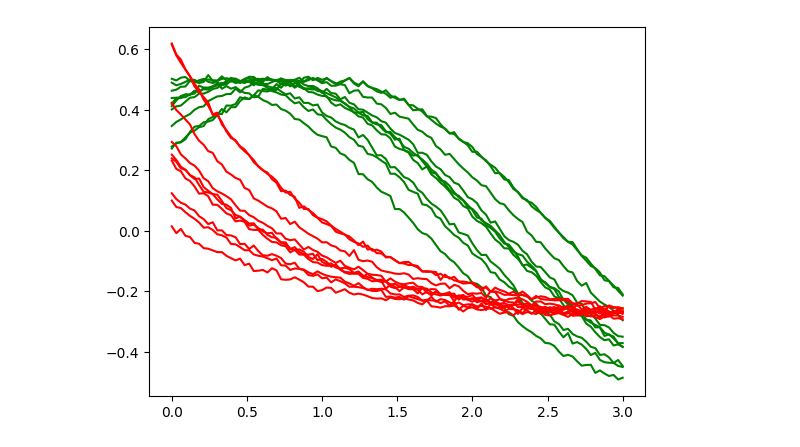
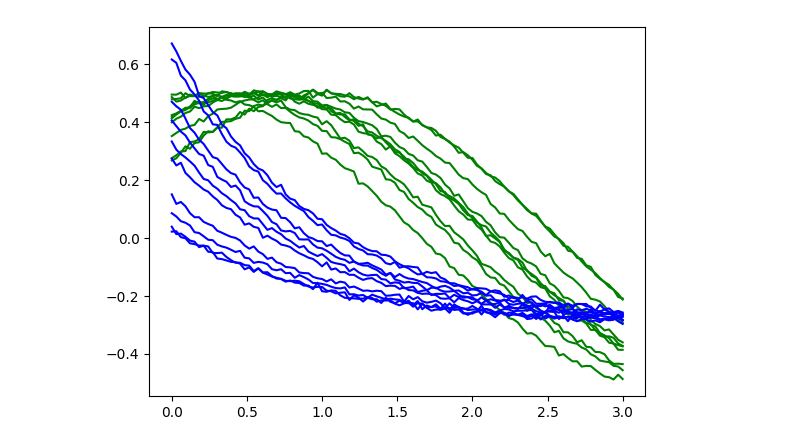
Before and after one commit to EgorLeMeilleur/timeseries_homework, a Jupyter notebook: practice9/practice9.ipynb, the cells around one changed output. Drawn from its saved outputs; the diff is of its cells as text; code cells hidden in the pictures.

```diff
--- a/practice9/practice9.ipynb
+++ b/practice9/practice9.ipynb
@@ -10,21 +10,22 @@ np.random.seed(myseed)
 # %%
 time = np.linspace(0, 3, num=100)
 N = 10
-timeseries = {'time': time}
-rand = np.random.random(size=10)
+timeseries = []
+rand = np.random.random(size=20)
 
-for i in range(N):
-    timeseries[f'sin{i}'] = 0.5 * np.sin(time +  rand[i] + 0.5)
-    noise1 = np.random.normal(0, 0.006, len(timeseries[f'sin{i}']))
-    timeseries[f'sin{i}'] = timeseries[f'sin{i}'] + noise1
-for i in range(N):
-    timeseries[f'exp{i}'] = np.exp(-(time + rand[i] * 1.2)) - 0.3
-    noise2 = np.random.normal(0, 0.006, len(timeseries[f'exp{i}']))
-    timeseries[f'exp{i}'] = timeseries[f'exp{i}'] + noise2
+for i in range(10):
+    timeseries.append(0.5 * np.sin(time +  rand[i] + 0.5))
+    noise1 = np.random.normal(0, 0.006, len(timeseries[i]))
+    timeseries[i] = timeseries[i] + noise1
+for i in range(10, 20):
+    timeseries.append(np.exp(-(time + rand[i] * 1.2)) - 0.3)
+    noise2 = np.random.normal(0, 0.006, len(timeseries[i]))
+    timeseries[i] = timeseries[i] + noise2
 
-for i in range(N):
-    plt.plot(time, timeseries[f'sin{i}'], '-g')
-for i in range(N):
-    plt.plot(time, timeseries[f'exp{i}'], '-r')
+for i in range(10):
+    plt.plot(time, timeseries[i], '-g')
+
+for i in range(10,20):
+    plt.plot(time, timeseries[i], '-b')
 # %% [output]
-[figure, old version]
+[figure, new version]
```
Also changed, not shown: parts of 18 cells of this notebook.
